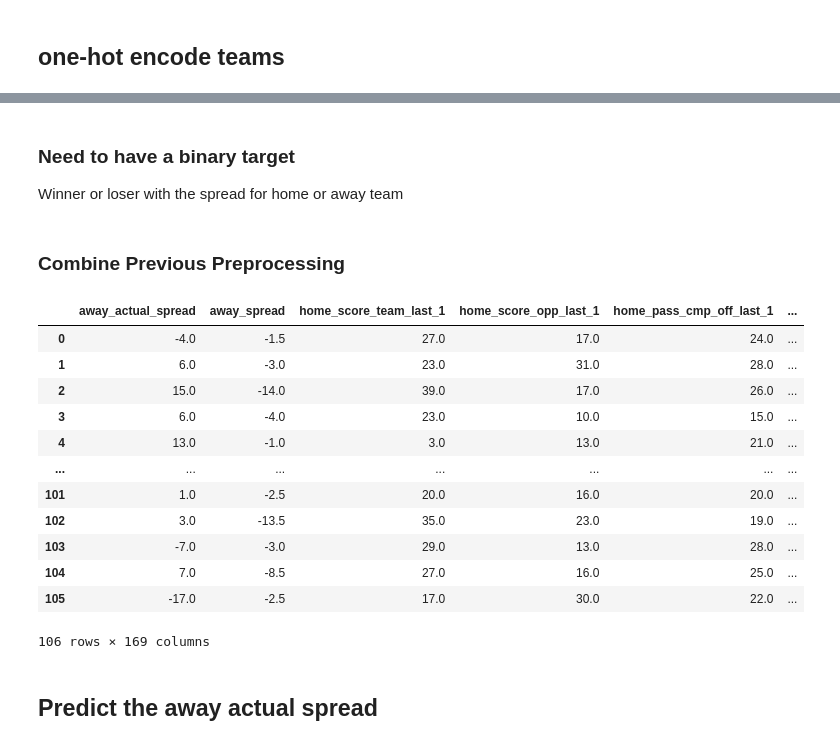
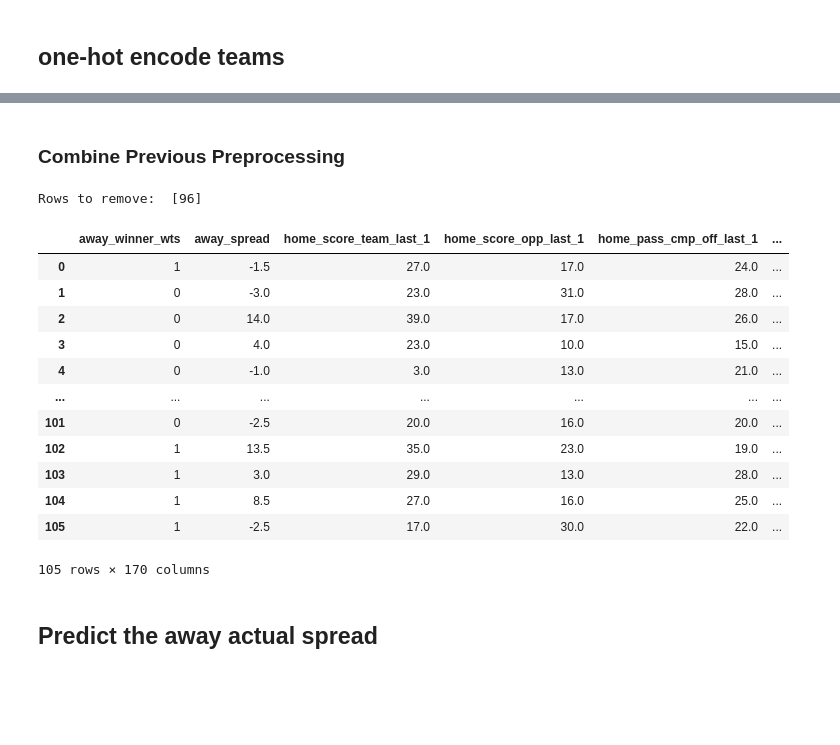
Before and after one commit to huuugh18/NFL_twitter_sentiment_odds, a Jupyter notebook: models/predict_something.ipynb, the cells around one changed output, grey strips where cells are left out. Saved outputs shown, nothing was run; the diff lists cells and outputs as text; code cells hidden in the pictures; blank space fills up the shorter version.

```diff
--- a/models/predict_something.ipynb
+++ b/models/predict_something.ipynb
@@ -106,0 +115,4 @@ df_1hot1['away_spread'].max()
+# %%
+def find_spread_ties(df):
+    df['away_tie'] = df['away_score'] + df['away_spread'] == df['home_score']
+    return df.index[df['away_tie']].tolist()
@@ -143,6 +157,3 @@ combine_score_to_spread_result(df_1hot1)
-# %% [markdown]
-### Need to have a binary target
-Winner or loser with the spread for home or away team
 # %% [markdown]
 ### Combine Previous Preprocessing
 # %%
@@ -166,19 +176,60 @@ df1_no_sent = preprocess_1(filepath, no_sent_cols_to_remove)
-# %%
-df1_no_sent
-# %% [output]
-|  | away_actual_spread | away_spread | home_score_team_last_1 | home_score_opp_last_1 | home_pass_cmp_off_last_1 | ... |
-| 0 | -4.0 | -1.5 | 27.0 | 17.0 | 24.0 | ... |
-| 1 | 6.0 | -3.0 | 23.0 | 31.0 | 28.0 | ... |
-| 2 | 15.0 | -14.0 | 39.0 | 17.0 | 26.0 | ... |
-| 3 | 6.0 | -4.0 | 23.0 | 10.0 | 15.0 | ... |
-| 4 | 13.0 | -1.0 | 3.0 | 13.0 | 21.0 | ... |
-| ... | ... | ... | ... | ... | ... | ... |
-| 101 | 1.0 | -2.5 | 20.0 | 16.0 | 20.0 | ... |
-| 102 | 3.0 | -13.5 | 35.0 | 23.0 | 19.0 | ... |
-| 103 | -7.0 | -3.0 | 29.0 | 13.0 | 28.0 | ... |
-| 104 | 7.0 | -8.5 | 27.0 | 16.0 | 25.0 | ... |
-| 105 | -17.0 | -2.5 | 17.0 | 30.0 | 22.0 | ... |
-106 rows × 169 columns
+# %%
+filepath1 = '../final_stats/final_season_sent_game_last_1.csv'
+filepath3 = '../final_stats/final_season_sent_game_last_3.csv'
+filepath5 = '../final_stats/final_season_sent_game_last_5.csv'
+filepath7 = '../final_stats/final_season_sent_game_last_7.csv'
+filepath10 = '../final_stats/final_season_sent_game_last_10.csv'
+
+filepaths = [
+    ['last_1', filepath1 ],
+    ['last_3', filepath3],
+    ['last_5', filepath5],
+    ['last_7', filepath7],
+    ['last_10', filepath10]
+]
+
+columns = [
+    ['no_sent', no_sent_cols_to_remove],
+    ['sent_96', sent_96_cols_to_remove],
+    ['sent_24', sent_24_cols_to_remove],
+    ['sent_cross', sent_cross_cols_to_remove]
+]
+
+def save_all_datasets(filepaths, columns):
+    for x in filepaths:
+        key_file = x[0]
+        filepath = x[1]
+        for y in columns:
+            key_col = y[0]
+            cols = y[1]
+            df = preprocess_1(filepath, cols)
+            save_file_name = f'preprocessed_{key_col}_{key_file}.csv'
+            df.to_csv(f'../final_stats/preprocessed/{save_file_name}')
+
+
+
+df_1 = preprocess_1(filepath1, no_sent_cols_to_remove)
+# df1_no_sent = preprocess_1(filepath3, no_sent_cols_to_remove)
+# df1_no_sent = preprocess_1(filepath3, no_sent_cols_to_remove)
+# df1_no_sent = preprocess_1(filepath3, no_sent_cols_to_remove)
+# %% [output]
+Rows to remove:  [96]
+# %%
+df_1
+# %% [output]
+|  | away_winner_wts | away_spread | home_score_team_last_1 | home_score_opp_last_1 | home_pass_cmp_off_last_1 | ... |
+| 0 | 1 | -1.5 | 27.0 | 17.0 | 24.0 | ... |
+| 1 | 0 | -3.0 | 23.0 | 31.0 | 28.0 | ... |
+| 2 | 0 | 14.0 | 39.0 | 17.0 | 26.0 | ... |
+| 3 | 0 | 4.0 | 23.0 | 10.0 | 15.0 | ... |
+| 4 | 0 | -1.0 | 3.0 | 13.0 | 21.0 | ... |
+| ... | ... | ... | ... | ... | ... | ... |
+| 101 | 0 | -2.5 | 20.0 | 16.0 | 20.0 | ... |
+| 102 | 1 | 13.5 | 35.0 | 23.0 | 19.0 | ... |
+| 103 | 1 | 3.0 | 29.0 | 13.0 | 28.0 | ... |
+| 104 | 1 | 8.5 | 27.0 | 16.0 | 25.0 | ... |
+| 105 | 1 | -2.5 | 17.0 | 30.0 | 22.0 | ... |
+105 rows × 170 columns
 # %% [markdown]
 ## Predict the away actual spread
 # %%
```
Also changed, not shown: parts of 27 cells of this notebook, 21 other files.
